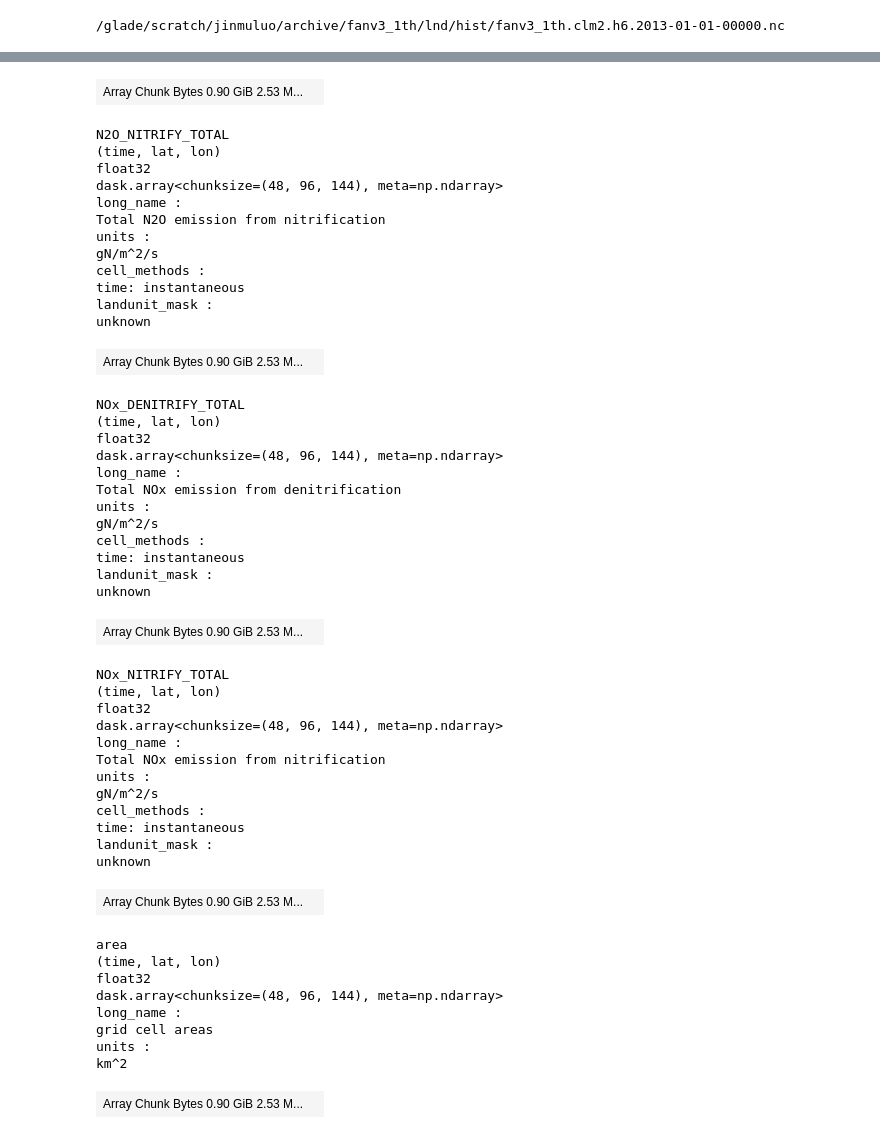
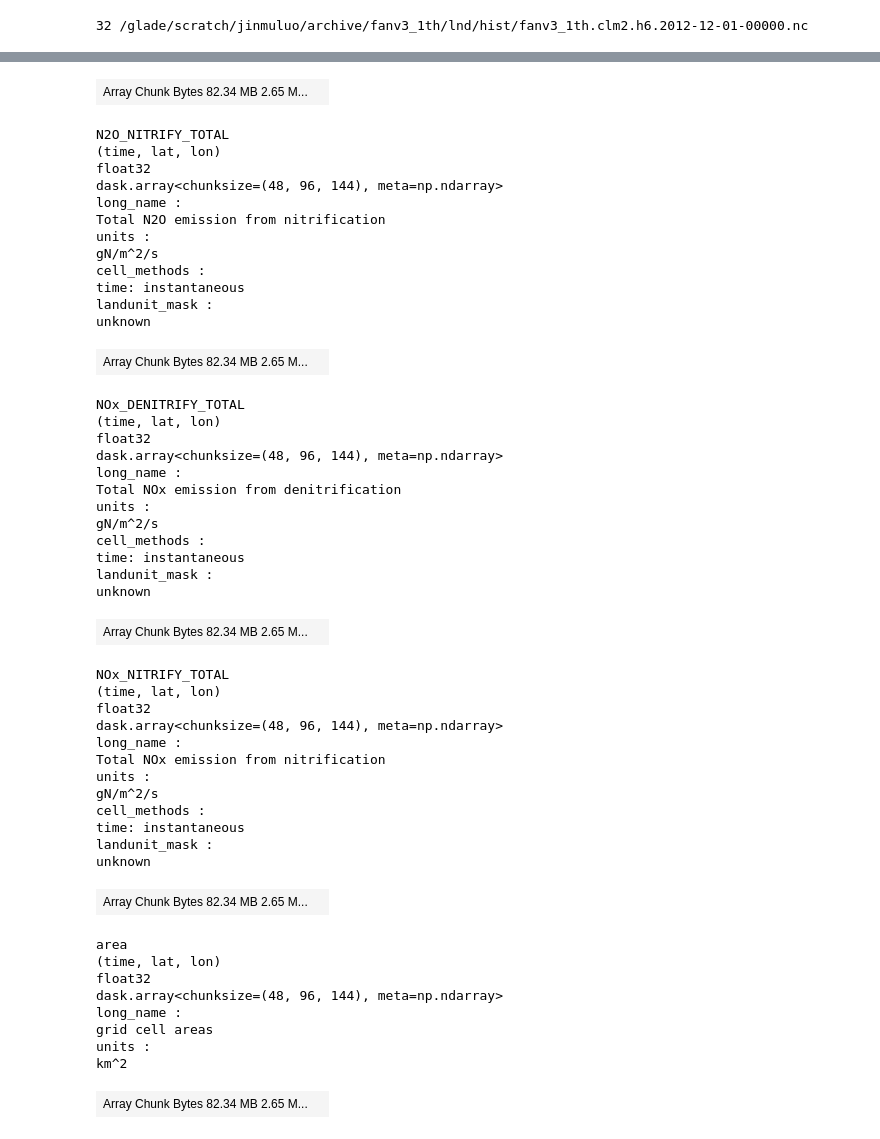
Before and after one commit to jinmuluo/pymaps, a Jupyter notebook: time_series.ipynb, the cells around one changed output, grey strips where cells are left out. Drawn from its saved outputs; the diff is of its cells as text; code cells hidden in the pictures.

Commit message:
coorect the time format

```diff
--- a/time_series.ipynb
+++ b/time_series.ipynb
@@ -18,17 +18,18 @@ for i in range(delta.days + 1):
     day = start_date + timedelta(days=i)
     day = day.strftime('%Y-%m-%d')
     fanCLM.append(path + case + ".clm2.h6." + day +"-00000.nc")
-print(fanCLM[-1])
+print(len(fanCLM), fanCLM[0])
 # %% [output]
-/glade/scratch/jinmuluo/archive/fanv3_1th/lnd/hist/fanv3_1th.clm2.h6.2013-01-01-00000.nc
+32 /glade/scratch/jinmuluo/archive/fanv3_1th/lnd/hist/fanv3_1th.clm2.h6.2012-12-01-00000.nc
 # %%
 def preprocess (ds, fields = fields):
     return(ds[fields])
 
 def fix_time(ds):
-    ndays = len(ds.time)
-    yr0 = ds['time.year'][0].values
-    ds['time'] =xr.cftime_range(str(yr0),periods=ndays,freq='D')
+    yr0 = ds['time'][0].values
+    yr1 = ds['time'][-1].values
+    # ds['time'] =xr.cftime_range(str(yr0),periods=ndays,freq='D')
+    ds['time'] = pd.date_range(str(yr0),str(yr1),freq='30min')
     return ds
 
 dsCLM = fix_time(xr.open_mfdataset(fanCLM, decode_times=True, preprocess=preprocess))
@@ -49,9 +50,9 @@ array([cftime.DatetimeGregorian(2012, 1, 1, 0, 0, 0, 0, has_year_zero=False), cf
 ... (27 lines left out)
 cell_methods :
 time: instantaneous
 landunit_mask :
 unknown
-| Array Chunk Bytes 0.90 GiB 2.53 M... |  |
+| Array Chunk Bytes 82.34 MB 2.65 M... |  |
 N2O_NITRIFY_TOTAL
 (time, lat, lon)
 float32
@@ -64,7 +65,7 @@ cell_methods :
 time: instantaneous
 landunit_mask :
 unknown
-| Array Chunk Bytes 0.90 GiB 2.53 M... |  |
+| Array Chunk Bytes 82.34 MB 2.65 M... |  |
 NOx_DENITRIFY_TOTAL
 (time, lat, lon)
 float32
@@ -77,7 +78,7 @@ cell_methods :
 time: instantaneous
 landunit_mask :
 unknown
-| Array Chunk Bytes 0.90 GiB 2.53 M... |  |
+| Array Chunk Bytes 82.34 MB 2.65 M... |  |
 NOx_NITRIFY_TOTAL
 (time, lat, lon)
 float32
@@ -90,7 +91,7 @@ cell_methods :
 time: instantaneous
 landunit_mask :
 unknown
-| Array Chunk Bytes 0.90 GiB 2.53 M... |  |
+| Array Chunk Bytes 82.34 MB 2.65 M... |  |
 area
 (time, lat, lon)
 float32
@@ -99,7 +100,7 @@ long_name :
 grid cell areas
 units :
 km^2
-| Array Chunk Bytes 0.90 GiB 2.53 M... |  |
+| Array Chunk Bytes 82.34 MB 2.65 M... |  |
 Attributes: (101)
 title :
 CLM History file information
```
Also changed, not shown: parts of 8 cells of this notebook.
